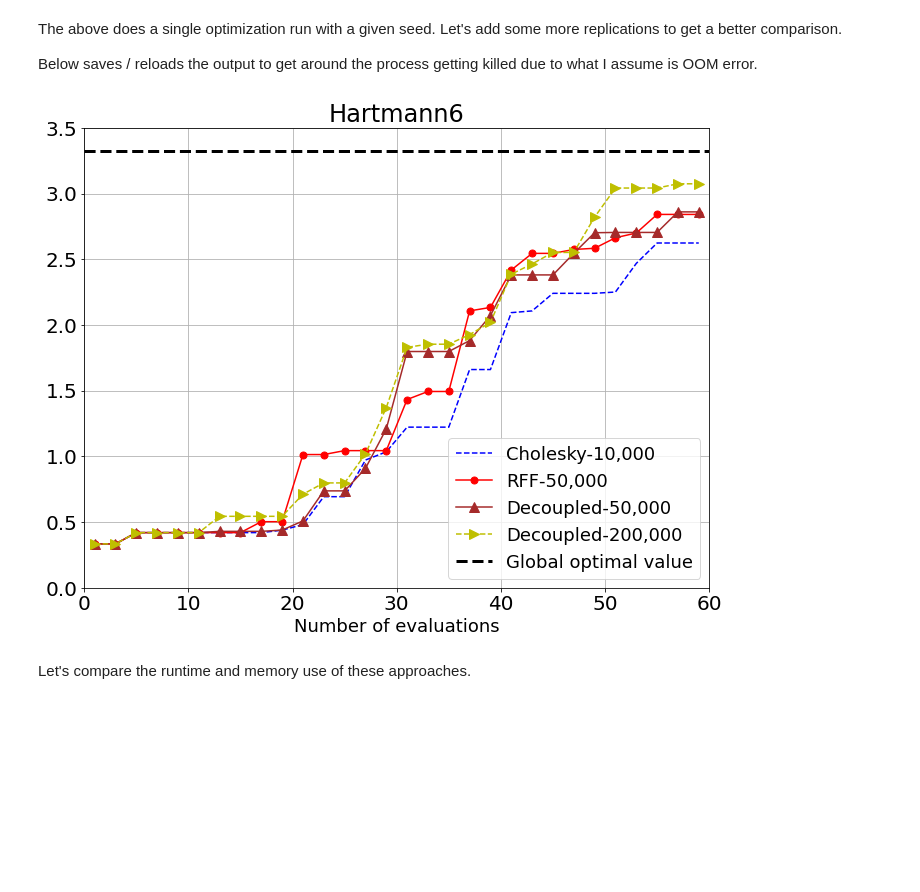
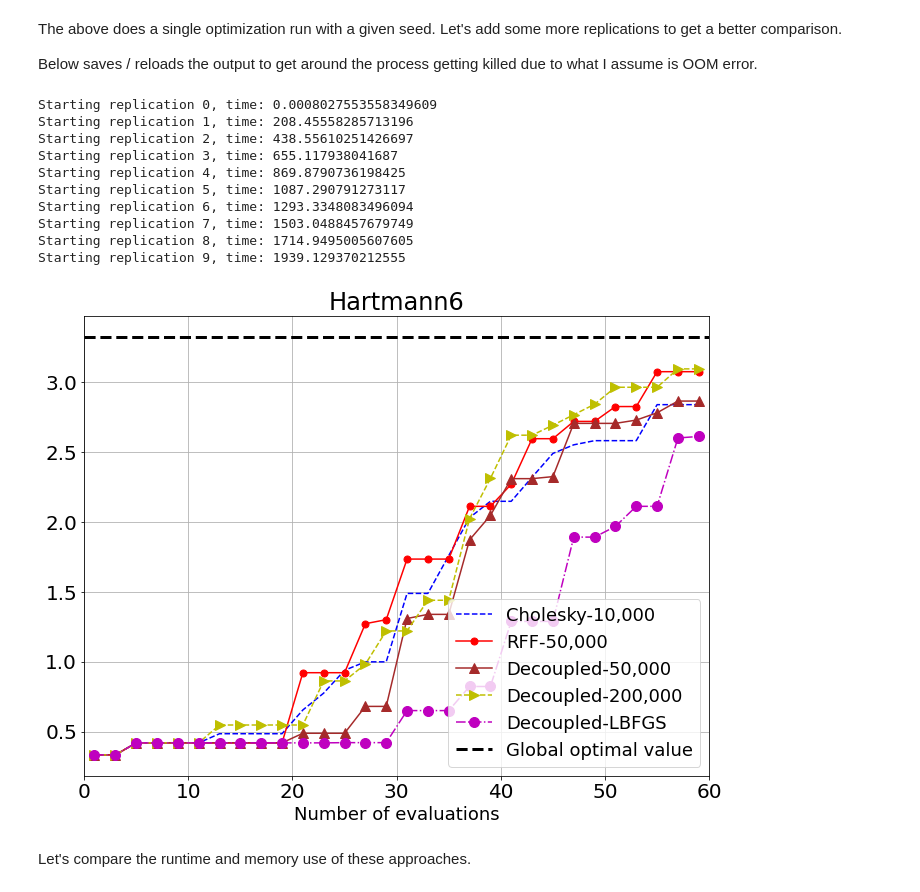
Before and after one commit to saitcakmak/gp-sampling, a Jupyter notebook: notebooks/ciq_thompson_sampling.ipynb, the cells around one changed output. Saved outputs shown, nothing was run; the diff lists cells and outputs as text; code cells hidden in the pictures; blank space fills up the shorter version.

Commit message:
add continuous TS

```diff
--- a/notebooks/ciq_thompson_sampling.ipynb
+++ b/notebooks/ciq_thompson_sampling.ipynb
@@ -62,10 +65,10 @@ def generate_batch(
     Y,
     batch_size,
     n_candidates,
-    sampler="cholesky",  # "cholesky", "ciq", "rff", "decoupled"
+    sampler="cholesky",  # "cholesky", "ciq", "rff", "decoupled", "cont_ds"
     use_keops=False,
 ):
-    assert sampler in ("cholesky", "ciq", "rff", "decoupled")
+    assert sampler in ("cholesky", "ciq", "rff", "decoupled", "cont_ds")
     assert X.min() >= 0.0 and X.max() <= 1.0 and torch.all(torch.isfinite(Y))
 
     # NOTE: We probably want to pass in the default priors in SingleTaskGP here later
@@ -105,20 +108,27 @@ def generate_batch(
         with gpts.fast_computations(covar_root_decomposition=True):
             thompson_sampling = MaxPosteriorSampling(model=model, replacement=False)
             X_next = thompson_sampling(X_cand, num_samples=batch_size)
-    elif sampler == "decoupled":
+    elif sampler in ["decoupled", "cont_ds"]:
         ds = decoupled_sampler(
             model=model,
             sample_shape=[batch_size],
             num_basis=1024,
         )
-        y_cand = ds(X_cand).squeeze(-1).t()
+        if sampler == "decoupled":
+            y_cand = ds(X_cand).squeeze(-1).t()
 
-        X_next = torch.zeros(batch_size, X.shape[-1], dtype=dtype, device=device)
-        for i in range(batch_size):
-            ind_max = y_cand[:, i].argmax()
-            X_next[i, :] = X_cand[ind_max, :]
-            y_cand[ind_max, :] = -float("inf")
-
+            X_next = torch.zeros(batch_size, X.shape[-1], dtype=dtype, device=device)
+            for i in range(batch_size):
+                ind_max = y_cand[:, i].argmax()
+                X_next[i, :] = X_cand[ind_max, :]
+                y_cand[ind_max, :] = -float("inf")
+        else:
+            X_next = continuous_decoupled_ts(
+                posterior_sampler=ds,
+                num_restarts=n_candidates,
+                raw_samples=n_candidates * 256,
+                d=dim,
+            )
     return X_next
 # %%
 def run_optimization(
@@ -268,40 +312,55 @@ except FileNotFoundError:
         # "ciq": torch.zeros(num_replications, max_evals, 1),
         "ds_50": torch.zeros(num_replications, max_evals, 1),
         "ds_200": torch.zeros(num_replications, max_evals, 1),
+        "ds_cont": torch.zeros(num_replications, max_evals, 1),
         "completed": 0,
     }
 
 for seed in range(output["completed"], num_replications):
     print(f"Starting replication {seed}, time: {time() - start}")
     _, output["chol"][seed] = run_optimization(
         n_init, max_evals, batch_size, "cholesky", 10000, seed=seed, verbose=False
     )
     _, output["rff"][seed] = run_optimization(
         n_init, max_evals, batch_size, "rff", 50000, seed=seed, verbose=False
     )
     # _, output["ciq"][seed] = run_optimization(
     #     n_init, max_evals, batch_size, "ciq", 50000, use_keops=True, seed=seed, verbose=False
     # )
     _, output["ds_50"][seed] = run_optimization(
         n_init, max_evals, batch_size, "decoupled", 50000, seed=seed, verbose=False
     )
     _, output["ds_200"][seed] = run_optimization(
         n_init, max_evals, batch_size, "decoupled", 200000, seed=seed, verbose=False
     )
+    _, output["ds_cont"][seed] = run_optimization(
+        n_init, max_evals, batch_size, "cont_ds", 64, seed=seed, verbose=False
+    )
     output["completed"] = seed + 1
     torch.save(output, "tmp_out_hart.pt")
 
 results = [
-    (output["chol"][:num_replications].mean(dim=0).cpu(), "Cholesky-10,000", "b", "", 14, "--"),
-    (output["rff"][:num_replications].mean(dim=0).cpu(), "RFF-50,000", "r", ".", 14, "-"),
-    # (output["ciq"][:num_replications].mean(dim=0).cpu(), "CIQ-50,000", "g", "s", 7, "-"),
-    (output["ds_50"][:num_replications].mean(dim=0).cpu(), "Decoupled-50,000", "brown", "^", 10, "-"),
-    (output["ds_200"][:num_replications].mean(dim=0).cpu(), "Decoupled-200,000", "y", ">", 10, "--"),
+    (output["chol"].mean(dim=0).cpu(), "Cholesky-10,000", "b", "", 14, "--"),
+    (output["rff"].mean(dim=0).cpu(), "RFF-50,000", "r", ".", 14, "-"),
+    # (output["ciq"].mean(dim=0).cpu(), "CIQ-50,000", "g", "s", 7, "-"),
+    (output["ds_50"].mean(dim=0).cpu(), "Decoupled-50,000", "brown", "^", 10, "-"),
+    (output["ds_200"].mean(dim=0).cpu(), "Decoupled-200,000", "y", ">", 10, "--"),
+    (output["ds_cont"].mean(dim=0).cpu(), "Decoupled-LBFGS", "m", "o",10, "-."),
 ]
 
 plot_results(results, "Hartmann6", hart6.optimal_value)
 # %% [output]
+Starting replication 0, time: 0.0008027553558349609
+Starting replication 1, time: 208.45558285713196
+Starting replication 2, time: 438.55610251426697
+Starting replication 3, time: 655.117938041687
+Starting replication 4, time: 869.8790736198425
+Starting replication 5, time: 1087.290791273117
+Starting replication 6, time: 1293.3348083496094
+Starting replication 7, time: 1503.0488457679749
+Starting replication 8, time: 1714.9495005607605
+Starting replication 9, time: 1939.129370212555
-[figure, old version]
+[figure, new version]
 # %% [markdown]
 Let's compare the runtime and memory use of these approaches.
 # %%
```
Also changed, not shown: parts of 19 cells of this notebook.
